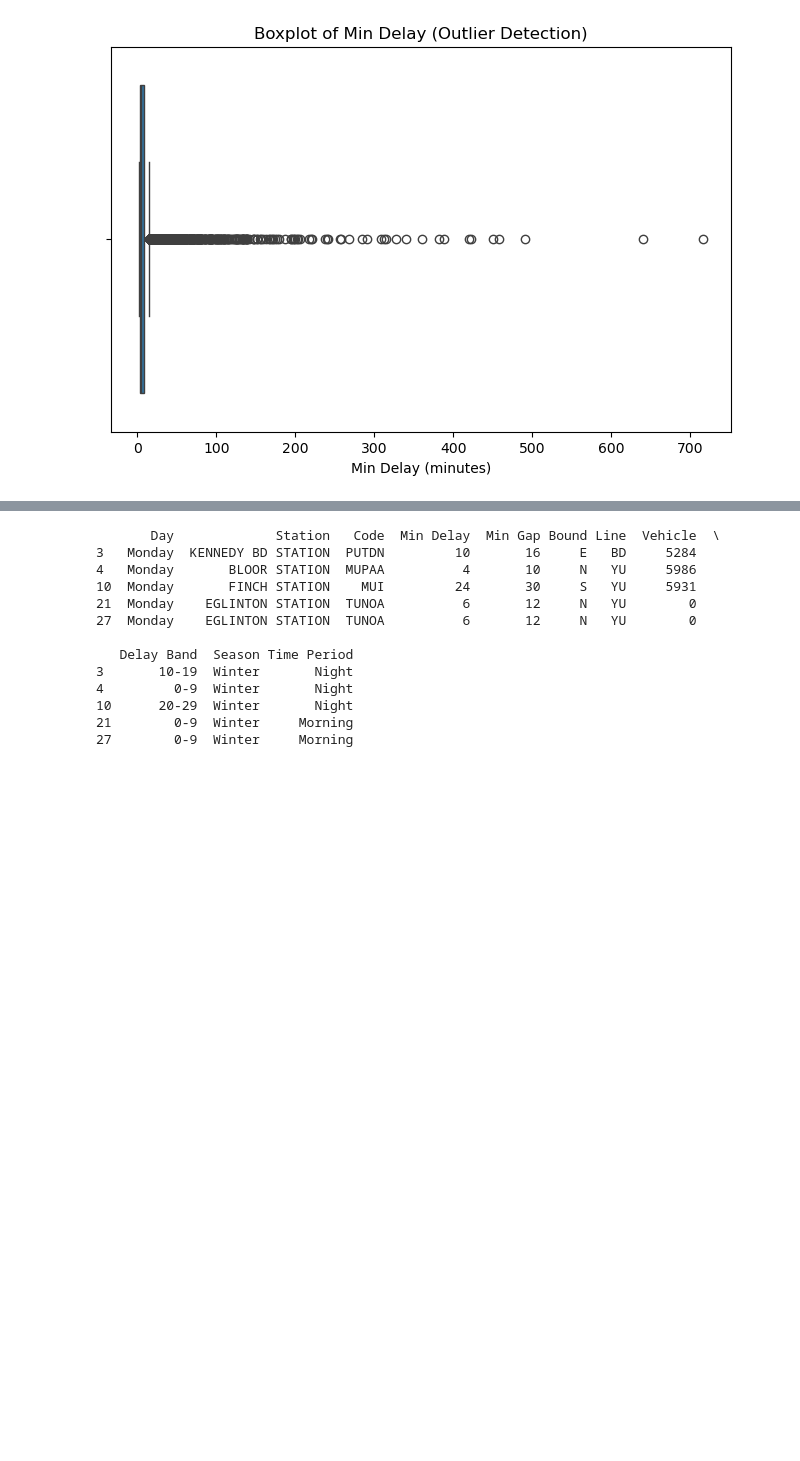
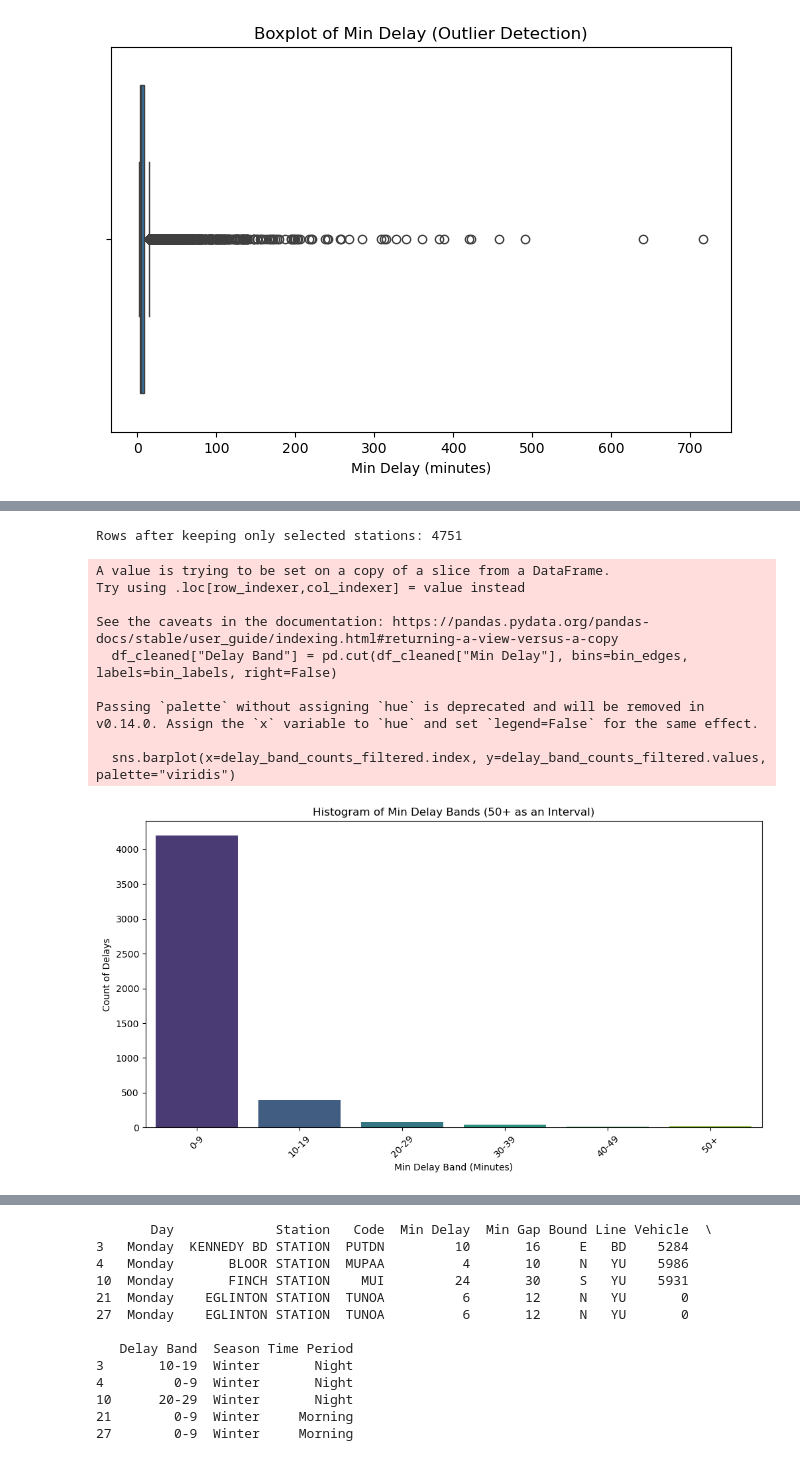
Before and after one commit to oleksiimorozenko/event-risk-management, a Jupyter notebook: src/TTC Delay.ipynb, the cells around one changed output, grey strips where cells are left out. Cells and saved outputs as stored; diff of their text form; code cells hidden in the pictures; blank space fills up the shorter version.

```diff
--- a/src/TTC Delay.ipynb
+++ b/src/TTC Delay.ipynb
@@ -130,3 +130,9 @@ df_cleaned
 | 69308 | 2023-12-31 | 14:57 | Sunday | SHEPPARD-YONGE STATION | MUO | 51 | 58 | W | SHP | 6171 |
 | 69309 | 2023-12-31 | 15:15 | Sunday | BAYVIEW STATION | TUOPO | 7 | 14 | E | SHP | 6141 |
 45703 rows × 10 columns
+# %%
+# Convert the "Vehicle" column to String type
+df_cleaned["Vehicle"] = df_cleaned["Vehicle"].astype(str)
+
+# Verify the change
+print(df_cleaned["Vehicle"].dtype)  # Should print 'object' (string in pandas)
@@ -281 +298,49 @@ df_cleaned
+# %%
+# Define the list of five stations to keep
+selected_stations = ["BLOOR STATION", "KIPLING STATION", "FINCH STATION", "EGLINTON STATION", "KENNEDY BD STATION"]  # Replace with actual station names
+
+# Filter the dataset to keep only these stations
+df_cleaned = df_cleaned[df_cleaned["Station"].isin(selected_stations)]
+
+# Display the number of remaining records
+print("Rows after keeping only selected stations:", df_cleaned.shape[0])
+# %% [output]
+Rows after keeping only selected stations: 4751
+# %%
+import pandas as pd
+import matplotlib.pyplot as plt
+import seaborn as sns
+
+# Ensure df_cleaned is defined before running this code
+
+# Create bins for Min Delay in 10-minute intervals, with a single interval for delays > 50
+bin_edges = [0, 10, 20, 30, 40, 50, df_cleaned["Min Delay"].max() + 1]  # Last bin is for >50
+bin_labels = ["0-9", "10-19", "20-29", "30-39", "40-49", "50+"]
+
+# Categorize delays into bins
+df_cleaned["Delay Band"] = pd.cut(df_cleaned["Min Delay"], bins=bin_edges, labels=bin_labels, right=False)
+
+# Count occurrences for each delay band
+delay_band_counts_filtered = df_cleaned["Delay Band"].value_counts().sort_index()
+
+# Plot histogram for Delay Bands
+plt.figure(figsize=(12, 6))
+sns.barplot(x=delay_band_counts_filtered.index, y=delay_band_counts_filtered.values, palette="viridis")
+
+plt.xlabel("Min Delay Band (Minutes)")
+plt.ylabel("Count of Delays")
+plt.title("Histogram of Min Delay Bands (50+ as an Interval)")
+plt.xticks(rotation=45)  # Rotate x-axis labels for better visibility
+plt.show()
+# %% [output]
+A value is trying to be set on a copy of a slice from a DataFrame.
+Try using .loc[row_indexer,col_indexer] = value instead
+
+See the caveats in the documentation: https://pandas.pydata.org/pandas-docs/stable/user_guide/indexing.html#returning-a-view-versus-a-copy
+  df_cleaned["Delay Band"] = pd.cut(df_cleaned["Min Delay"], bins=bin_edges, labels=bin_labels, right=False)
+
+Passing `palette` without assigning `hue` is deprecated and will be removed in v0.14.0. Assign the `x` variable to `hue` and set `legend=False` for the same effect.
+
+  sns.barplot(x=delay_band_counts_filtered.index, y=delay_band_counts_filtered.values, palette="viridis")
+[figure, added]
 # %%
```
Also changed, not shown: parts of 38 cells of this notebook, 2 other files.
